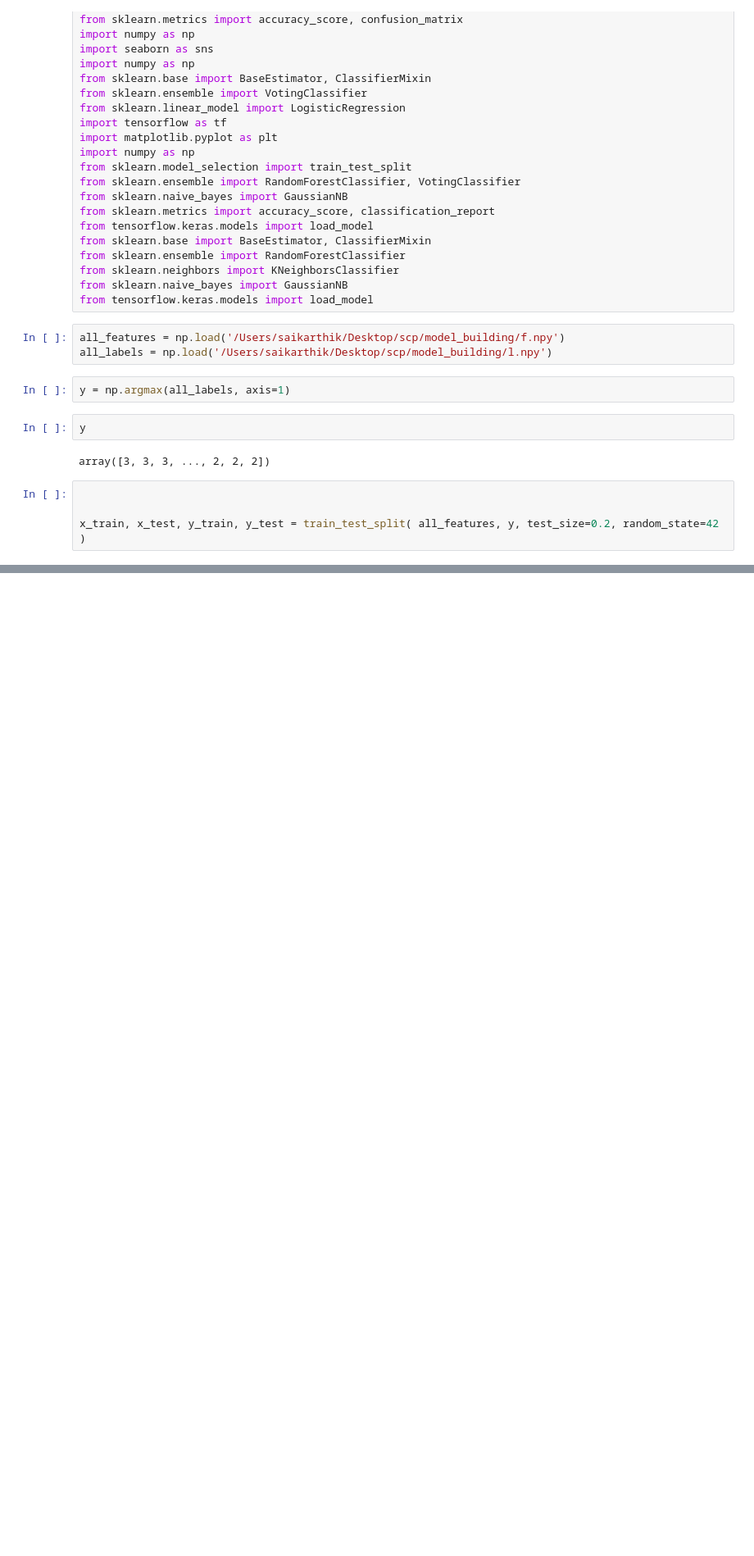
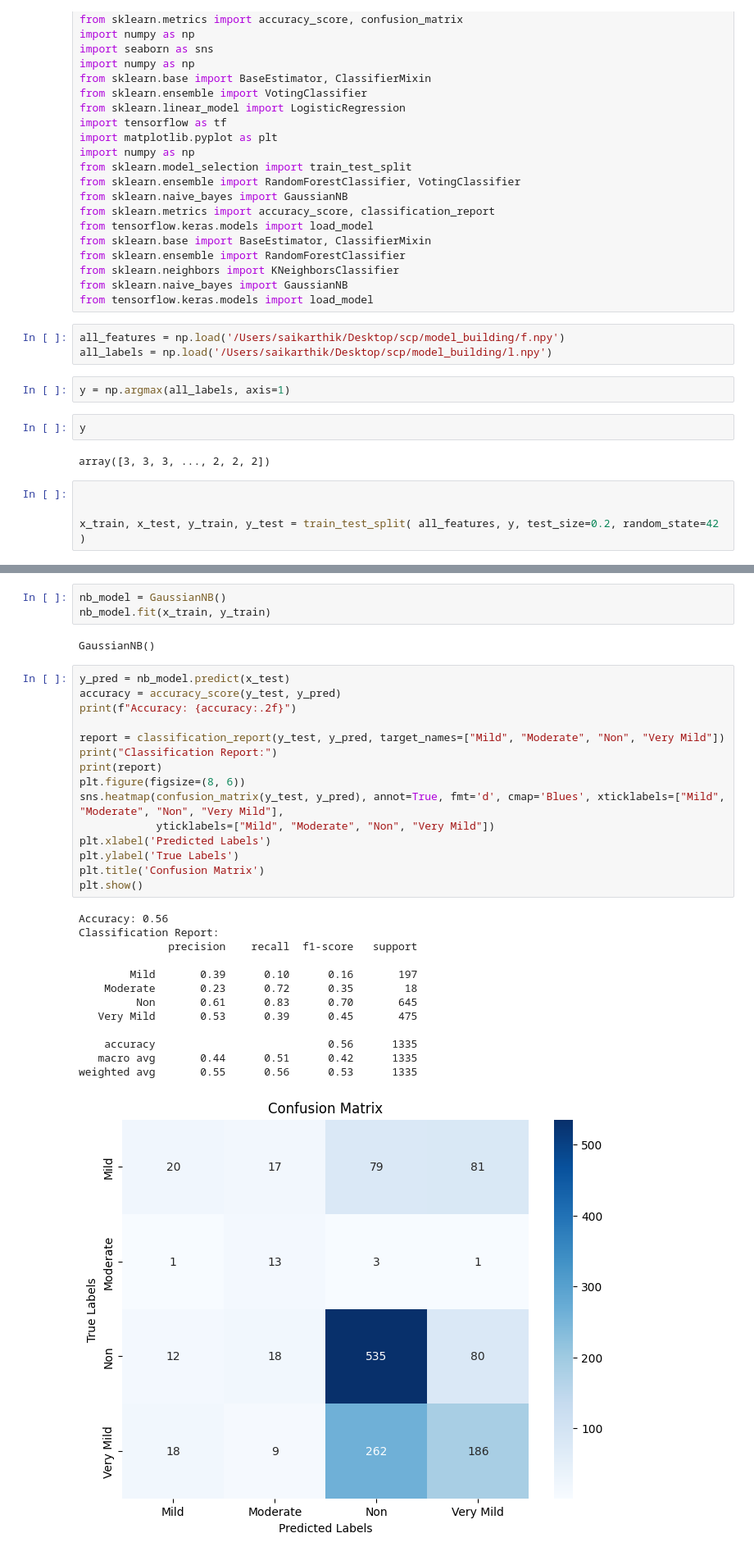
Before and after one commit to sai14karthik/Hybrid-Dementia-Model, a Jupyter notebook: model_building/classifiers.ipynb, the cells around one changed output, grey strips where cells are left out. Shown: that part at 82% size. Cells and saved outputs as stored; diff of their text form; blank space fills up the shorter version.

```diff
--- a/model_building/classifiers.ipynb
+++ b/model_building/classifiers.ipynb
@@ -48,0 +111,34 @@ ann_model = load_model('/Users/saikarthik/Desktop/scp/model_building/best_ann.h5
+# %%
+nb_model = GaussianNB()
+nb_model.fit(x_train, y_train)
+# %% [output]
+GaussianNB()
+# %%
+y_pred = nb_model.predict(x_test)
+accuracy = accuracy_score(y_test, y_pred)
+print(f"Accuracy: {accuracy:.2f}")
+
+report = classification_report(y_test, y_pred, target_names=["Mild", "Moderate", "Non", "Very Mild"])
+print("Classification Report:")
+print(report)
+plt.figure(figsize=(8, 6))
+sns.heatmap(confusion_matrix(y_test, y_pred), annot=True, fmt='d', cmap='Blues', xticklabels=["Mild", "Moderate", "Non", "Very Mild"],
+            yticklabels=["Mild", "Moderate", "Non", "Very Mild"])
+plt.xlabel('Predicted Labels')
+plt.ylabel('True Labels')
+plt.title('Confusion Matrix')
+plt.show()
+# %% [output]
+Accuracy: 0.56
+Classification Report:
+              precision    recall  f1-score   support
+
+        Mild       0.39      0.10      0.16       197
+    Moderate       0.23      0.72      0.35        18
+         Non       0.61      0.83      0.70       645
+   Very Mild       0.53      0.39      0.45       475
+
+    accuracy                           0.56      1335
+   macro avg       0.44      0.51      0.42      1335
+weighted avg       0.55      0.56      0.53      1335
+[figure, added]
```
Also changed, not shown: parts of 11 cells of this notebook, 1 other file.
